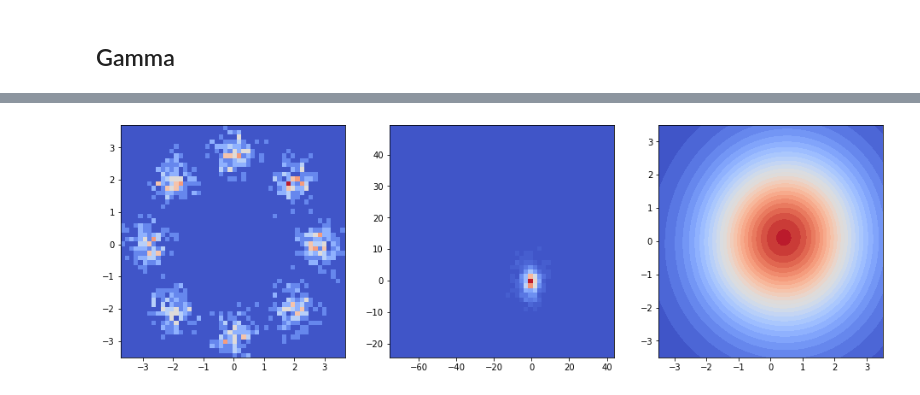
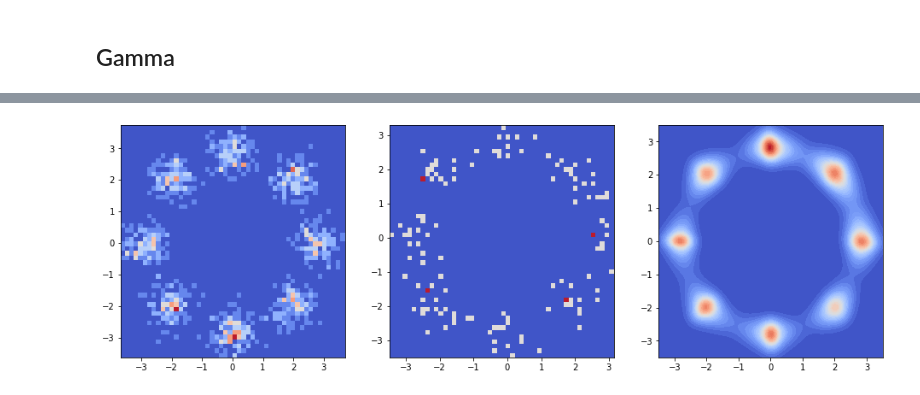
Before and after one commit to necludov/particle-EBMs, a Jupyter notebook: notebooks/toy-visualization.ipynb, the cells around one changed output, grey strips where cells are left out. Drawn from its saved outputs; the diff is of its cells as text; code cells hidden in the pictures.

```diff
--- a/notebooks/toy-visualization.ipynb
+++ b/notebooks/toy-visualization.ipynb
@@ -137,4 +279,4 @@ plot_final_model('gamma', '8gaussians', True)
 # %%
-plot_final_model('delta', '8gaussians', True)
+plot_final_model('betaSB_20', '8gaussians')
 # %% [output]
-[figure, old version]
+[figure, new version]
```
Also changed, not shown: parts of 30 cells of this notebook, 26 other files.
